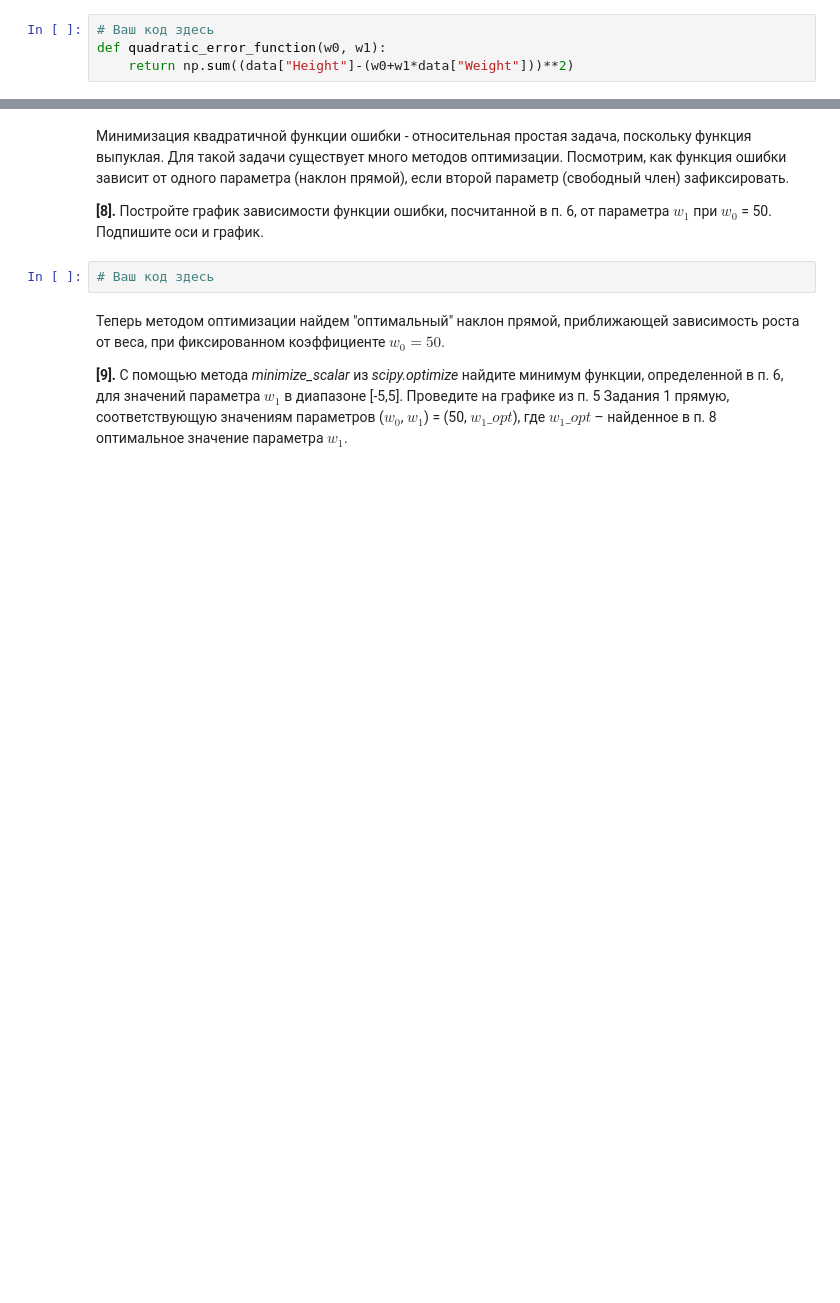
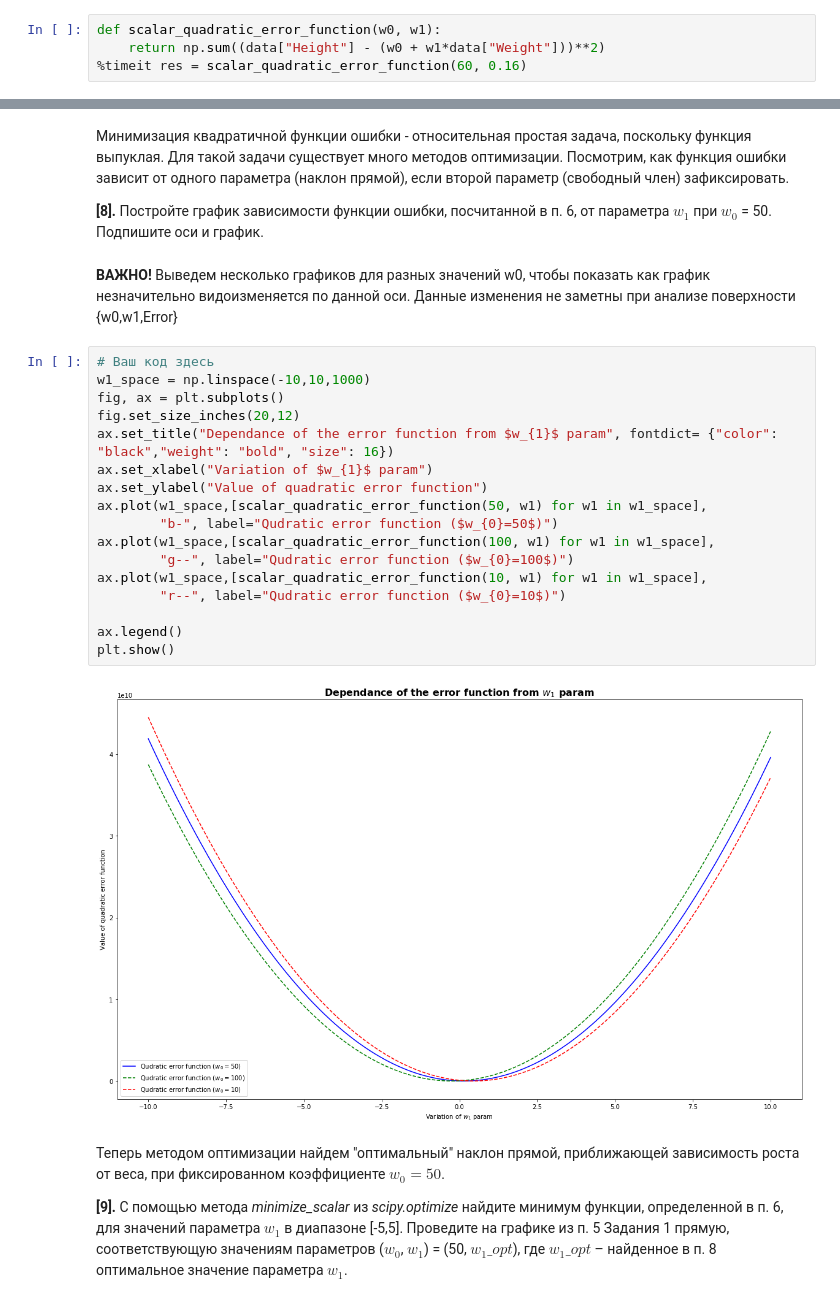
Before and after one commit to avikulin/PythonMath, a Jupyter notebook: Yandex ML Course #2/Labs/linreg_height_weight.ipynb, the cells around one changed output, grey strips where cells are left out. Drawn from its saved outputs; the diff is of its cells as text; blank space fills up the shorter version.

```diff
--- a/Yandex ML Course #2/Labs/linreg_height_weight.ipynb
+++ b/Yandex ML Course #2/Labs/linreg_height_weight.ipynb
@@ -120,4 +135,4 @@ $$error(w_0, w_1) = \sum_{i=1}^n {(y_i - (w_0 + w_1 * x_i))}^2 $$
 # %%
-# Ваш код здесь
-def quadratic_error_function(w0, w1):
-    return np.sum((data["Height"]-(w0+w1*data["Weight"]))**2)
+def scalar_quadratic_error_function(w0, w1):
+    return np.sum((data["Height"] - (w0 + w1*data["Weight"]))**2)
+%timeit res = scalar_quadratic_error_function(60, 0.16)
@@ -153,8 +196,27 @@ plt.show()
 Минимизация квадратичной функции ошибки - относительная простая задача, поскольку функция выпуклая. Для такой задачи существует много методов оптимизации. Посмотрим, как функция ошибки зависит от одного параметра (наклон прямой), если второй параметр (свободный член) зафиксировать.
 
 **[8].** Постройте график зависимости функции ошибки, посчитанной в п. 6, от параметра $w_1$ при $w_0$ = 50. Подпишите оси и график.
-# %%
-# Ваш код здесь
+# %% [markdown]
+**ВАЖНО!** Выведем несколько графиков для разных значений w0, чтобы показать как график незначительно видоизменяется по данной оси. Данные изменения не заметны при анализе поверхности {w0,w1,Error}
+# %%
+# Ваш код здесь
+w1_space = np.linspace(-10,10,1000)
+fig, ax = plt.subplots()
+fig.set_size_inches(20,12)
+ax.set_title("Dependance of the error function from $w_{1}$ param", fontdict= {"color":  "black","weight": "bold", "size": 16})
+ax.set_xlabel("Variation of $w_{1}$ param")
+ax.set_ylabel("Value of quadratic error function")
+ax.plot(w1_space,[scalar_quadratic_error_function(50, w1) for w1 in w1_space],
+        "b-", label="Qudratic error function ($w_{0}=50$)")
+ax.plot(w1_space,[scalar_quadratic_error_function(100, w1) for w1 in w1_space],
+        "g--", label="Qudratic error function ($w_{0}=100$)")
+ax.plot(w1_space,[scalar_quadratic_error_function(10, w1) for w1 in w1_space],
+        "r--", label="Qudratic error function ($w_{0}=10$)")
+
+ax.legend()
+plt.show()
+# %% [output]
+[figure, added]
 # %% [markdown]
 Теперь методом оптимизации найдем "оптимальный" наклон прямой, приближающей зависимость роста от веса, при фиксированном коэффициенте $w_0 = 50$.
 
```
Also changed, not shown: parts of 23 cells of this notebook, 4 other files.
